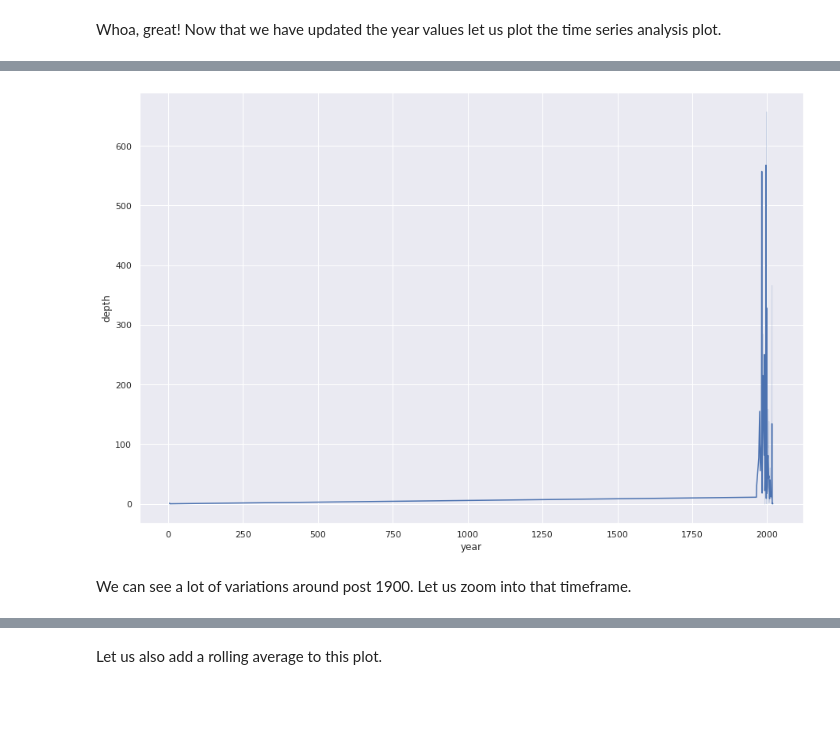
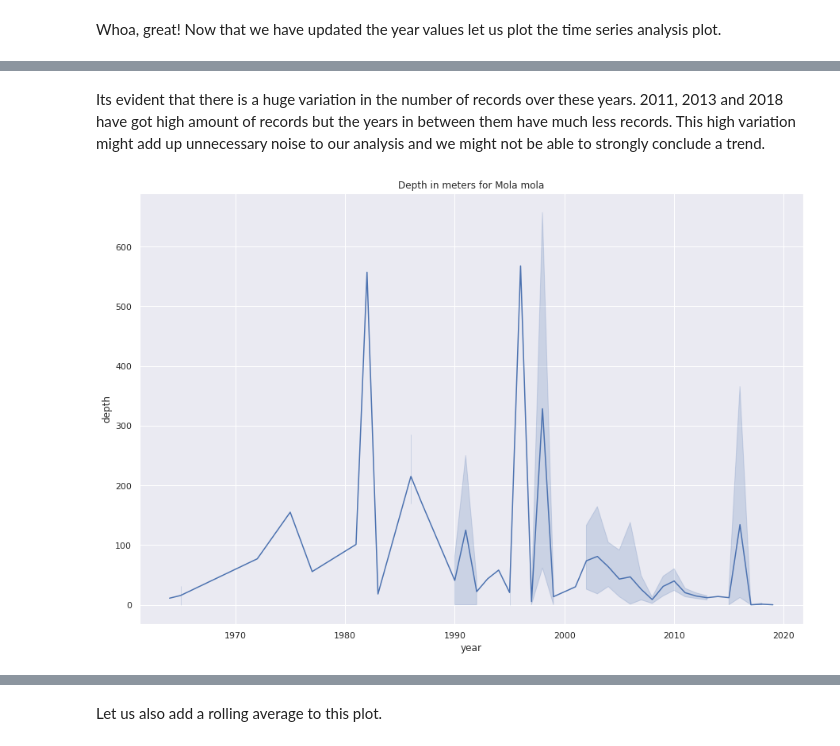
Before and after one commit to iobis/pyobis, a Jupyter notebook: notebooks/depth_time_series.ipynb, the cells around one changed output, grey strips where cells are left out. Saved outputs shown, nothing was run; the diff lists cells and outputs as text; code cells hidden in the pictures; blank space fills up the shorter version.

```diff
--- a/notebooks/depth_time_series.ipynb
+++ b/notebooks/depth_time_series.ipynb
@@ -50,7 +50,7 @@ import numpy as np
 Let us get started by grabbing some data for *Mola mola* (Ocean Sunfish). We will then draw a depth time-series analysis plot.
 # %%
 # since we want to do analysis with depth we want only those records which have depth records. for this we set startdepth to zero.
-res = occ.search(scientificname="Mola mola", startdepth=-1.0)["results"]
+res = occ.search(taxonid=127405, startdepth=-1.0)["results"]
 df = pd.DataFrame(res)
 df
 # %% [output]
@@ -91,6 +91,8 @@ Let's plot a line plot with depthinmeters v/s year. For this let us collect our
 timeDF = df[df["year"].notnull() & df["depth"].notnull()][["depth","year"]]
 # %% [markdown]
 Let us now look at the `year` values and clean the data.
+# %%
+timeDF = timeDF[timeDF["year"].notna()]
 # %%
 timeDF.year.unique()
 # %% [output]
@@ -104,7 +107,7 @@ array(['2013', '01', '1995', '2010', '2018', '2015', '2003', '2019',
 We can see some year values are just two digits, we cannot definitely say which century it was 19th, 20th or 21st - who knows? So let us do a workaround to get the real values. We will find the corresponding `eventDate` from the original DataFrame and pick the year part from it.
 # %%
 timeDF["year"] = timeDF["year"].astype(int) # first changing to int data type to ease comparison
-newYears = df.loc[timeDF[timeDF["year"].isin([1,31,21,22,14,18,15,2,3,26])].index,"eventDate"].str[:4] # getting only specific values
+newYears = df.loc[timeDF[timeDF["year"].isin([1,5,6,31,21,22,14,18,15,2,3,26])].index,"eventDate"].str[:4] # getting only specific values
 timeDF.loc[newYears.index,"year"] = newYears.astype(int) # replacing with the new year value
 timeDF.loc[newYears.index,"year"] # let us see what we did
 # %% [output]
@@ -126,3 +115,5 @@ timeDF.loc[newYears.index,"year"] # let us see what we did
 Name: year, dtype: int64
 # %% [markdown]
 Whoa, great! Now that we have updated the year values let us plot the time series analysis plot.
+# %%
+sns.set(rc = {'figure.figsize':(15,10)})
@@ -129,8 +134,8 @@ Whoa, great! Now that we have updated the year values let us plot the time serie
+# %% [markdown]
+Its evident that there is a huge variation in the number of records over these years. 2011, 2013 and 2018 have got high amount of records but the years in between them have much less records. This high variation might add up unnecessary noise to our analysis and we might not be able to strongly conclude a trend.
 # %%
 sns.set_style("darkgrid")
-sns.lineplot(x = timeDF["year"],y = timeDF["depth"])
+p = sns.lineplot(x = timeDF["year"],y = timeDF["depth"])
 p.set_title("Depth in meters for Mola mola");
 # %% [output]
-[figure, old version]
+[figure, new version]
-# %% [markdown]
-We can see a lot of variations around post 1900. Let us zoom into that timeframe.
```
Also changed, not shown: parts of 45 cells of this notebook.
